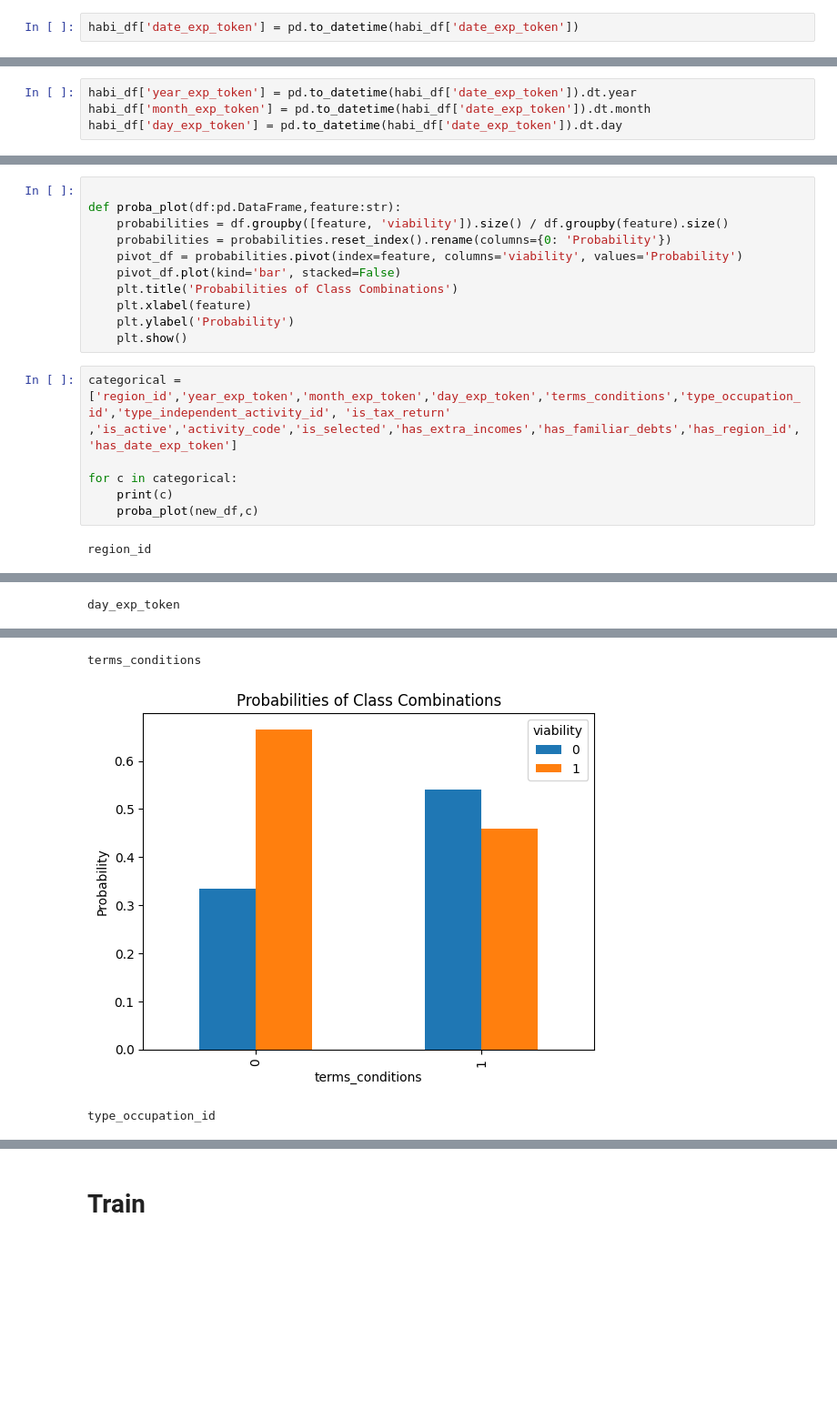
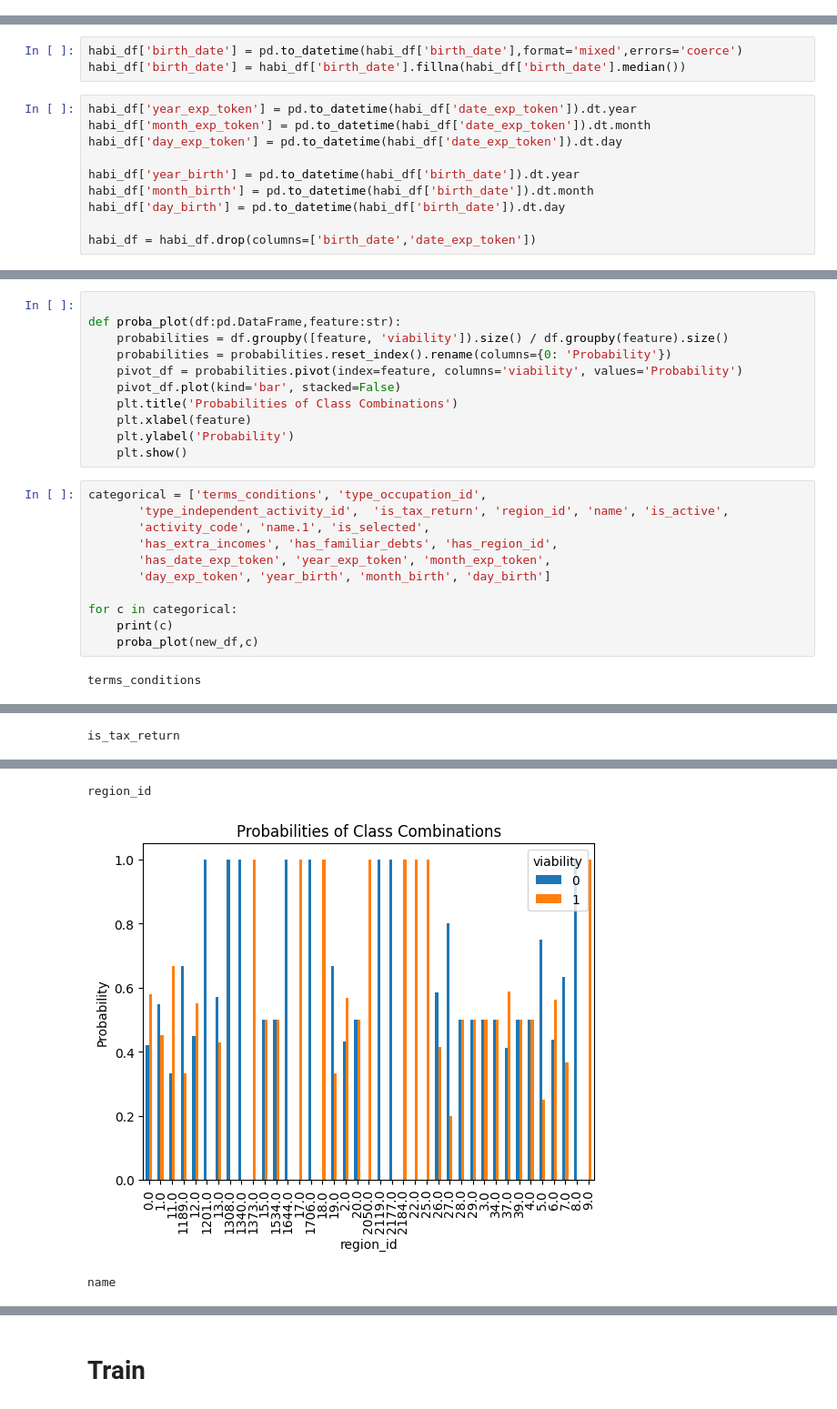
Before and after one commit to alejomaar/habi, a Jupyter notebook: prediction.ipynb, the cells around one changed output, grey strips where cells are left out. Shown at 91% size. Saved outputs shown, nothing was run; the diff lists cells and outputs as text; blank space fills up the shorter version.

Commit message:
feat: add birth features

```diff
--- a/prediction.ipynb
+++ b/prediction.ipynb
@@ -164,2 +159,0 @@ habi_df['date_exp_token'] = habi_df['date_exp_token'].fillna(method='ffill')
-# %%
-habi_df['date_exp_token'] = pd.to_datetime(habi_df['date_exp_token'])
@@ -166,7 +162,16 @@ habi_df['date_exp_token'] = pd.to_datetime(habi_df['date_exp_token'])
+# %%
+habi_df['birth_date'] = pd.to_datetime(habi_df['birth_date'],format='mixed',errors='coerce')
+habi_df['birth_date'] = habi_df['birth_date'].fillna(habi_df['birth_date'].median())
 # %%
 habi_df['year_exp_token'] = pd.to_datetime(habi_df['date_exp_token']).dt.year
 habi_df['month_exp_token'] = pd.to_datetime(habi_df['date_exp_token']).dt.month
 habi_df['day_exp_token'] = pd.to_datetime(habi_df['date_exp_token']).dt.day
+
+habi_df['year_birth'] = pd.to_datetime(habi_df['birth_date']).dt.year
+habi_df['month_birth'] = pd.to_datetime(habi_df['birth_date']).dt.month
+habi_df['day_birth'] = pd.to_datetime(habi_df['birth_date']).dt.day
+
+habi_df = habi_df.drop(columns=['birth_date','date_exp_token'])
 # %%
 sns.heatmap(habi_df.isnull(),yticklabels=False,cbar=False,cmap='viridis')
 # %% [output]
@@ -235,10 +241,15 @@ def proba_plot(df:pd.DataFrame,feature:str):
     plt.ylabel('Probability')
     plt.show()
 # %%
-categorical = ['region_id','year_exp_token','month_exp_token','day_exp_token','terms_conditions','type_occupation_id','type_independent_activity_id', 'is_tax_return' ,'is_active','activity_code','is_selected','has_extra_incomes','has_familiar_debts','has_region_id','has_date_exp_token']
+categorical = ['terms_conditions', 'type_occupation_id',
+       'type_independent_activity_id',  'is_tax_return', 'region_id', 'name', 'is_active',
+       'activity_code', 'name.1', 'is_selected',
+       'has_extra_incomes', 'has_familiar_debts', 'has_region_id',
+       'has_date_exp_token', 'year_exp_token', 'month_exp_token',
+       'day_exp_token', 'year_birth', 'month_birth', 'day_birth']
 
 for c in categorical:
     print(c)
     proba_plot(new_df,c)
 # %% [output]
-region_id
+terms_conditions
@@ -250 +261 @@ month_exp_token
-day_exp_token
+is_tax_return
@@ -252,3 +263,3 @@ day_exp_token
-terms_conditions
+region_id
-[figure, old version]
+[figure, new version]
-type_occupation_id
+name
```
Also changed, not shown: parts of 32 cells of this notebook, 1 other file.
